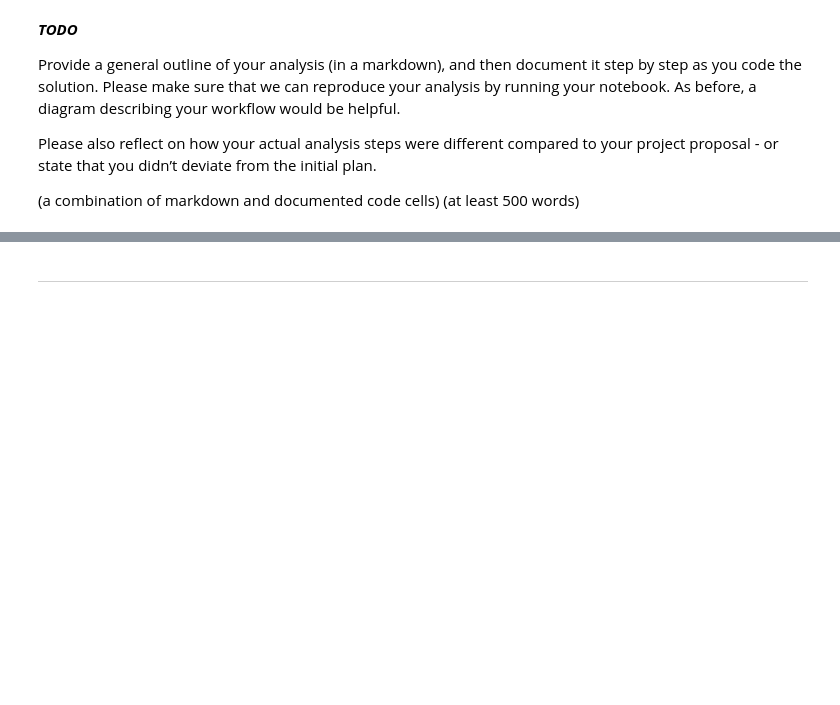
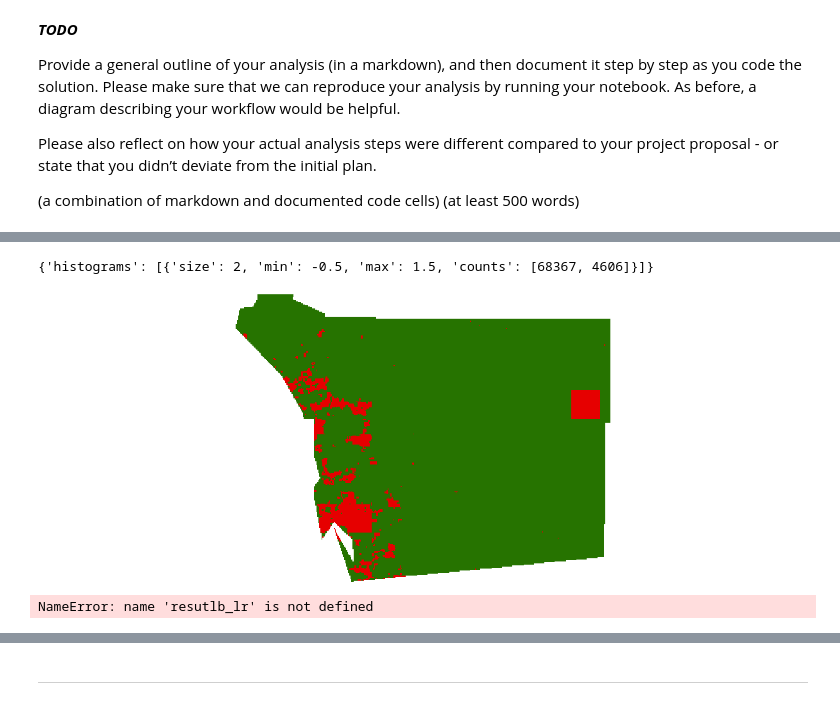
Before and after one commit to e2wang/dsc170_camping, a Jupyter notebook: DSC170_FinalProject.ipynb, the cells around one changed output, grey strips where cells are left out. Cells and saved outputs as stored; diff of their text form; code cells hidden in the pictures; blank space fills up the shorter version.

```diff
--- a/DSC170_FinalProject.ipynb
+++ b/DSC170_FinalProject.ipynb
@@ -164,9 +166,9 @@ def extent_clip(feature):
 # Derive the area of interest (AOI) and its geometry and extent.
 # The smaller the area the better (so that you don't run into raster size limitations)
 
-counties_item = gis.content.search('USA Counties generalized', 'Feature Layer', outside_org=True)[5]
-counties_lyr = counties_item.layers[0]
-study_area_query = counties_lyr.query("FIPS='06073'", return_geometry=True)
+states_item = gis.content.get('1612d351695b467eba75fdf82c10884f')
+states_lyr = states_item.layers[0]
+study_area_query = states_lyr.query("STATE_FIPS='06'", return_geometry=True)
 
 #Extract input data for study area
 study_area_geom = study_area_query.features[0].geometry
@@ -413,0 +463,2 @@ proposal - or state that you didn’t deviate from the initial plan.
+# %%
+result_lyr = result.save("result_test_1234",gis=gis)
@@ -413,0 +485,19 @@ proposal - or state that you didn’t deviate from the initial plan.
+# %%
+# not suitable (red) and suitable (green)
+result2_b = remap(raster=result_lyr.layers[0],
+                  input_ranges=[0,7, 7,141],
+                  output_values=[1,0],  astype='U8')
+print(result2_b.compute_histograms(geometry=study_area_geom))
+clrmap2 =  [[1, 230, 0, 0], [0, 38, 115, 0]]
+
+result2_c = colormap(result2_b, colormap=clrmap2)
+result2_c
+# %% [output]
+{'histograms': [{'size': 2, 'min': -0.5, 'max': 1.5, 'counts': [68367, 4606]}]}
+[figure, added]
+# %%
+resultb_lyr = gis.content.get('bebd505291844055b36da1a181500fee')
+resultb_lr = resultb_lyr.layers[0].to_features()
+resutlb_lr
+# %% [output]
+NameError: name 'resutlb_lr' is not defined
```
Also changed, not shown: parts of 24 cells of this notebook.
